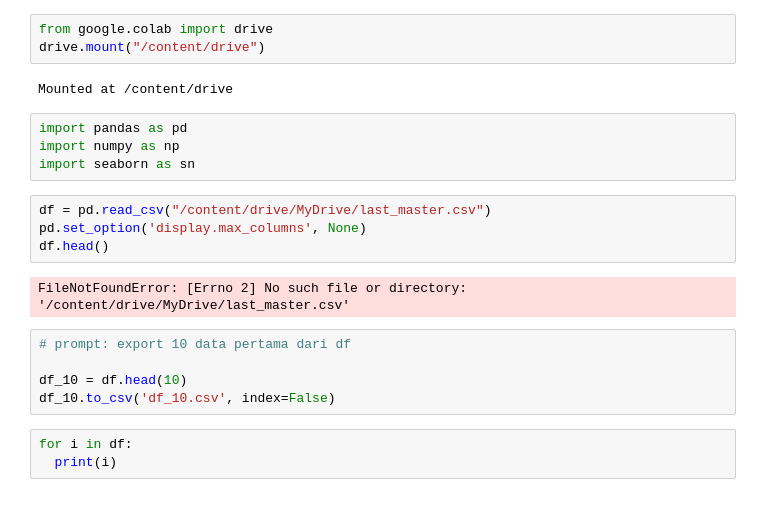
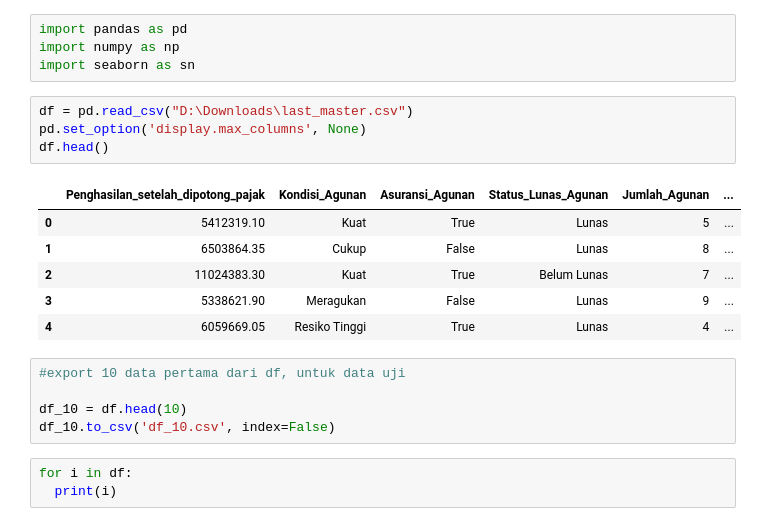
Before and after one commit to StarkPlague/capital-of-6C_analysis-predictive, a Jupyter notebook: capital-analysis-predictive.ipynb, the cells around one changed output. Cells and saved outputs as stored; diff of their text form.

```diff
--- a/capital-analysis-predictive.ipynb
+++ b/capital-analysis-predictive.ipynb
@@ -1,20 +1,20 @@
-# %%
-from google.colab import drive
-drive.mount("/content/drive")
-# %% [output]
-Mounted at /content/drive
 # %%
 import pandas as pd
 import numpy as np
 import seaborn as sn
 # %%
-df = pd.read_csv("/content/drive/MyDrive/last_master.csv")
+df = pd.read_csv("D:\Downloads\last_master.csv")
 pd.set_option('display.max_columns', None)
 df.head()
 # %% [output]
-FileNotFoundError: [Errno 2] No such file or directory: '/content/drive/MyDrive/last_master.csv'
+|  | Penghasilan_setelah_dipotong_pajak | Kondisi_Agunan | Asuransi_Agunan | Status_Lunas_Agunan | Jumlah_Agunan | ... |
+| 0 | 5412319.10 | Kuat | True | Lunas | 5 | ... |
+| 1 | 6503864.35 | Cukup | False | Lunas | 8 | ... |
+| 2 | 11024383.30 | Kuat | True | Belum Lunas | 7 | ... |
+| 3 | 5338621.90 | Meragukan | False | Lunas | 9 | ... |
+| 4 | 6059669.05 | Resiko Tinggi | True | Lunas | 4 | ... |
 # %%
-# prompt: export 10 data pertama dari df
+#export 10 data pertama dari df, untuk data uji
 
 df_10 = df.head(10)
 df_10.to_csv('df_10.csv', index=False)
```
Also changed, not shown: parts of 20 cells of this notebook.
